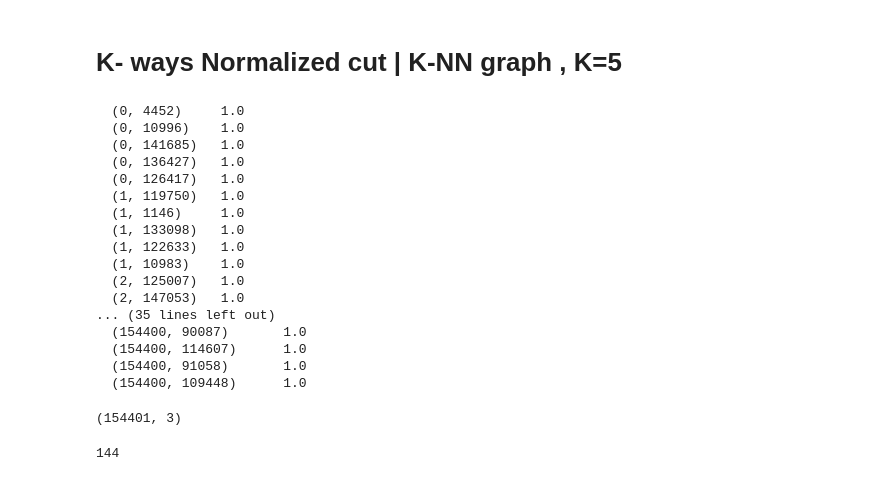
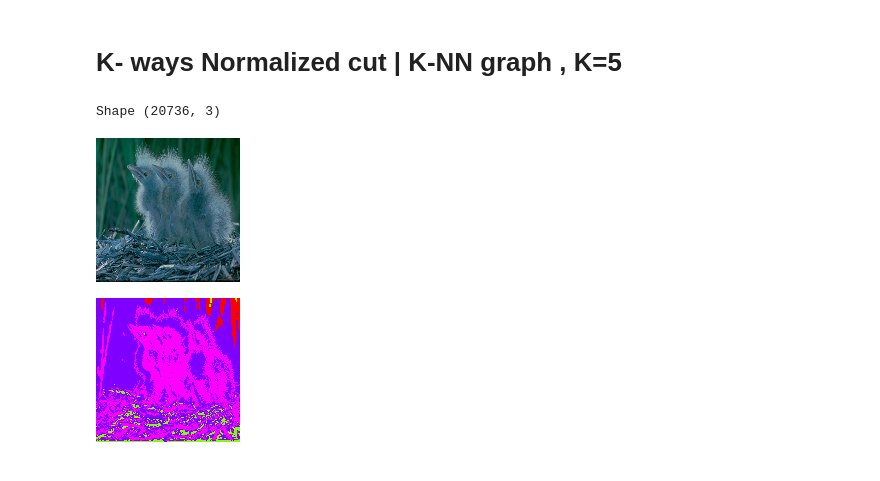
Before and after one commit to osamasherif22/Image-Segmentation, a Jupyter notebook: PR_Ass_2_Image_Segmentation_.ipynb, the cells around one changed output. Cells and saved outputs as stored; diff of their text form; code cells hidden in the pictures.

```diff
--- a/PR_Ass_2_Image_Segmentation_.ipynb
+++ b/PR_Ass_2_Image_Segmentation_.ipynb
@@ -376,26 +376,2 @@ CLUSTERS --------------------------------- [[25, 29, 30, 31, 34, 35, 36, 38, 41,
 # %% [markdown]
 # K- ways Normalized cut | K-NN graph , K=5
-# %%
-from sklearn.neighbors import kneighbors_graph
-#k = 3 ( edge between three nearest neighbour)
-graph= kneighbors_graph(train_imgs[0],5 , mode='connectivity', include_self=False)
-print(graph)
-# print("simlarity \n", graph.toarray(),graph.shape)
-# %% [output]
-  (0, 4452)     1.0
-  (0, 10996)    1.0
-  (0, 141685)   1.0
-  (0, 136427)   1.0
-  (0, 126417)   1.0
-  (1, 119750)   1.0
-  (1, 1146)     1.0
-  (1, 133098)   1.0
-  (1, 122633)   1.0
-  (1, 10983)    1.0
-  (2, 125007)   1.0
-  (2, 147053)   1.0
-... (35 lines left out)
-  (154400, 90087)       1.0
-  (154400, 114607)      1.0
-  (154400, 91058)       1.0
-  (154400, 109448)      1.0
@@ -410,22 +377,0 @@ print(graph)
-# %%
-train_imgs[118].shape
-# %% [output]
-(154401, 3)
-# %%
-import sys
-import numpy as np
-
-# Create a npy file
-x = np.random.rand(1000, 1000)
-np.save('mydata.npy', x)
-
-# Load as a normal array
-y = np.load('mydata.npy')
-sys.getsizeof(y)
-# 8000112
-
-# Load as a memory-mapped array
-y = np.load('mydata.npy', mmap_mode='r')
-sys.getsizeof(y)
-# %% [output]
-144
@@ -431,0 +420,14 @@ sys.getsizeof(y)
+# %%
+NC_imgs,NC_imgs_original=five_image_NC(val_imgs_origin) #(5, 20736, 3)
+passed_img=copy.deepcopy(NC_imgs[2])
+graph=generate_simlarity(passed_img)
+pred_labels=clustering(graph)
+colored_image=cloroing_img(passed_img,pred_labels)
+# %% [output]
+Shape (20736, 3)
+# %%
+display_img(NC_imgs[2],NC_imgs_original[2])
+display_img(colored_image,NC_imgs_original[2])
+# %% [output]
+[figure, added]
+[figure, added]
```
Also changed, not shown: parts of 4 cells of this notebook.
